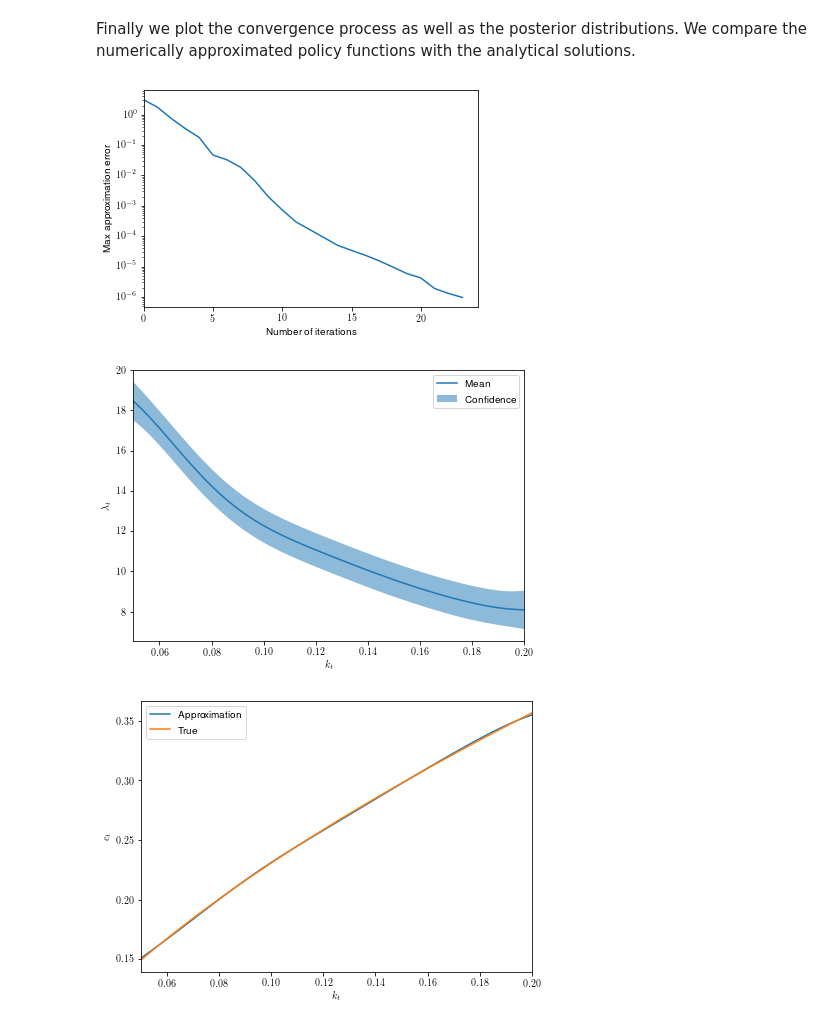
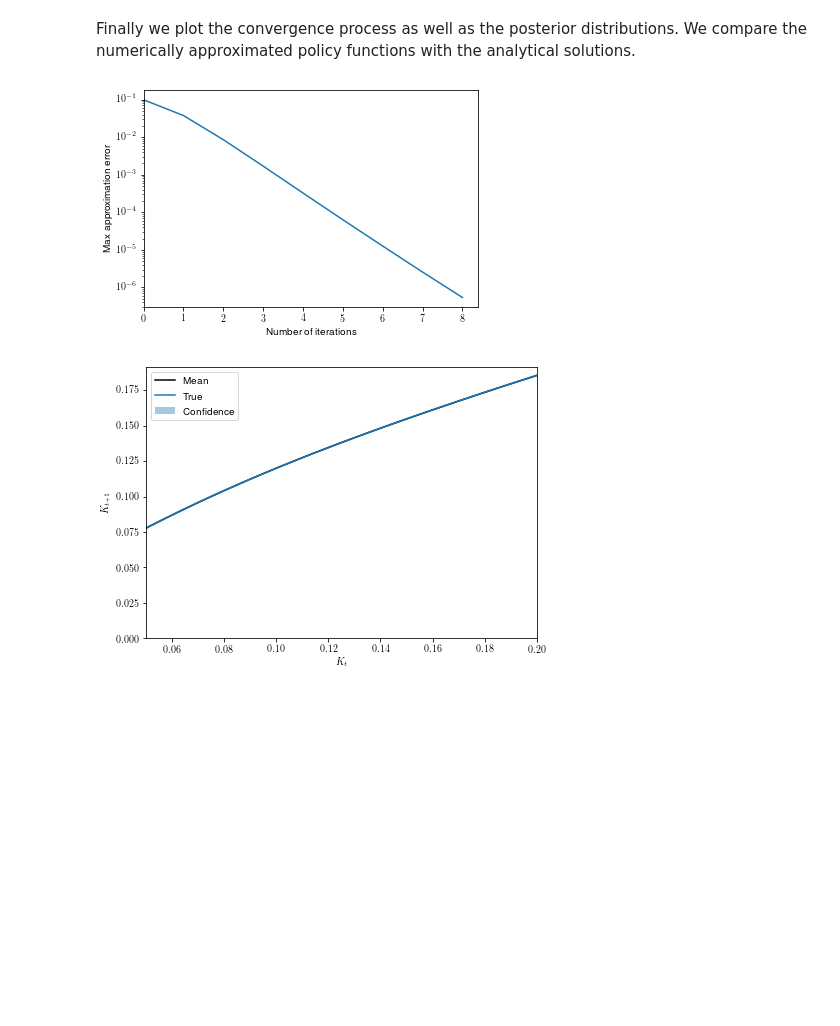
Before and after one commit to takafusui/GPstudy, a Jupyter notebook: notebooks/neoclassical_closed2_gpytorch.ipynb, the cells around one changed output. Cells and saved outputs as stored; diff of their text form; code cells hidden in the pictures; blank space fills up the shorter version.

```diff
--- a/notebooks/neoclassical_closed2_gpytorch.ipynb
+++ b/notebooks/neoclassical_closed2_gpytorch.ipynb
@@ -304,0 +269,5 @@ Iter 250/250 - Loss: -2.021   lengthscale: 0.050   noise: 0.000
+# %%
+train_y_kplus_zscore = z_score(train_y_kplus)
+gp_kplus, likelihood = TrainGPModel(
+    train_x, train_y_kplus_zscore, learning_rate=0.1, training_iter=1000,
+    print_skip=50)
@@ -648,8 +583,10 @@ def time_iter_gp(num_train, training_iter):
 # %% [markdown]
 Now suppose that there are 25 training samples:
 # %%
+%timeit
 # --------------------------------------------------------------------------- #
 # num_train = 30, training_iter = 250
 # --------------------------------------------------------------------------- #
-epsilons, gp_lambd_star, likelihood = time_iter_gp(25, 250)
+epsilons, gp_kplus_star, likelihood_star, train_y_kplus_last \
+    = time_iter_gp(25, 250)
 # %% [output]
@@ -675,70 +612,45 @@ Finally we plot the convergence process as well as the posterior distributions.
 # %%
 # --------------------------------------------------------------------------- #
 # Plot
 # --------------------------------------------------------------------------- #
 # Approximation error
 plt.plot(epsilons)
 plt.yscale('log')
 plt.xlabel("Number of iterations")
 plt.ylabel("Max approximation error")
 plt.xlim([0, None])
 plt.show()
 
 # Turn on the evaluation mode to plot the policy functinos
-gp_lambd_star.eval()
-likelihood.eval()
+gp_kplus_star.eval()
+likelihood_star.eval()
 
 # Make predictions by feeding model through likelihood
 with torch.no_grad(), gpytorch.settings.fast_pred_var():
     plot_x = torch.linspace(kbeg, kend, 50, dtype=torch.float64)
-    observed_pred = likelihood(gp_lambd_star(plot_x))
-    lambd_star_mu = observed_pred.mean.numpy()
-    lower_lambd, upper_lambd = observed_pred.confidence_region()
-    ls_star = (((1-alpha) * A * plot_x.numpy()**alpha) / (psi*theta))**(
-        1 / (theta+alpha-1))
-    c_star = 1 / lambd_star_mu + psi * ls_star**theta
-    kplus_star = A * plot_x.numpy()**alpha*ls_star**(1-alpha) - c_star
+    pred = likelihood_star(gp_kplus_star(plot_x))
+    kplus_star_mu = pred.mean  # Z-scored value
+    kplus_star_mu = scale_back(train_y_kplus_last, kplus_star_mu)
+    kplus_lower, kplus_upper = pred.confidence_region()  # Z-scored value
+    kplus_lower = scale_back(train_y_kplus_last, kplus_lower)
+    kplus_upper = scale_back(train_y_kplus_last, kplus_upper)
 
 with torch.no_grad():
-    # Initialize plot for c_star
+    # Initialize plot for kplus_star
     fig, ax = plt.subplots(1, 1, figsize=(7, 5))
     # Plot the predicted mean
-    ax.plot(plot_x.numpy(), lambd_star_mu, label=r'Mean')
+    ax.plot(plot_x.numpy(), kplus_star_mu, 'k-', label=r'Mean')
     # Shade between the lower and upper confidence bounds
-    ax.fill_between(plot_x.numpy(), lower_lambd.numpy(), upper_lambd.numpy(),
-                    alpha=0.5, label=r'Confidence')
-    ax.set_xlim([kbeg, kend])
-    # ax.set_ylim([-4, 4])
-    ax.set_xlabel(r"$k_{t}$")
-    ax.set_ylabel(r"$\lambda_{t}$")
-    ax.legend(loc='best')
-    plt.show()
-
-    # Initialize plot for c_star
-    fig, ax = plt.subplots(1, 1, figsize=(7, 5))
-
-    ax.plot(plot_x.numpy(), c_star, label=r'Approximation')
-    ax.plot(plot_x.numpy(), c_compute_analytic(plot_x.numpy()), label=r'True')
-    ax.set_xlim([kbeg, kend])
-    # ax.set_ylim([-4, 4])
-    ax.set_xlabel(r"$k_{t}$")
-    ax.set_ylabel(r"$c_{t}$")
-    ax.legend(loc='best')
-    plt.show()
-
-    # Initialize plot for kplus_star
-    fig, ax = plt.subplots(1, 1, figsize=(7, 5))
-
-    ax.plot(plot_x.numpy(), kplus_star, label=r'Approximation')
+    ax.fill_between(plot_x.numpy(), kplus_lower.numpy(), kplus_upper.numpy(),
+                    alpha=0.4, label=r'Confidence')
     ax.plot(plot_x.numpy(), kplus_compute_analytic(plot_x.numpy()),
             label=r'True')
     ax.set_xlim([kbeg, kend])
-    # ax.set_ylim([-4, 4])
-    ax.set_xlabel(r"$k_{t}$")
-    ax.set_ylabel(r"$k_{t+1}$")
+    ax.set_ylim([0, None])
+    ax.set_xlabel(r"$K_{t}$")
+    ax.set_ylabel(r"$K_{t+1}$")
     ax.legend(loc='best')
     plt.show()
 # %% [output]
-[figure, old version]
+[figure, new version]
-[figure, old version]
+[figure, new version]
-[figure, removed]
```
Also changed, not shown: parts of 21 cells of this notebook, 3 other files.
